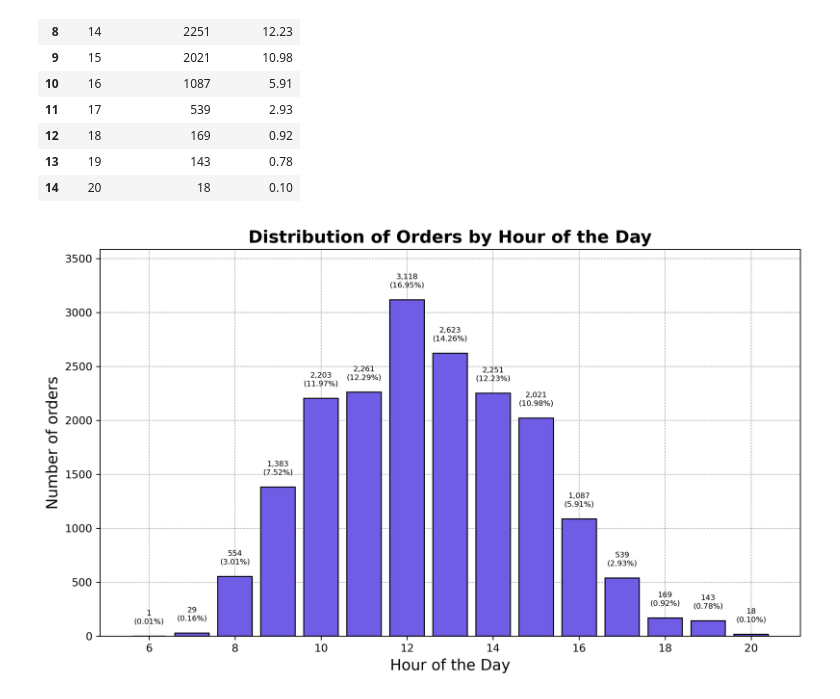
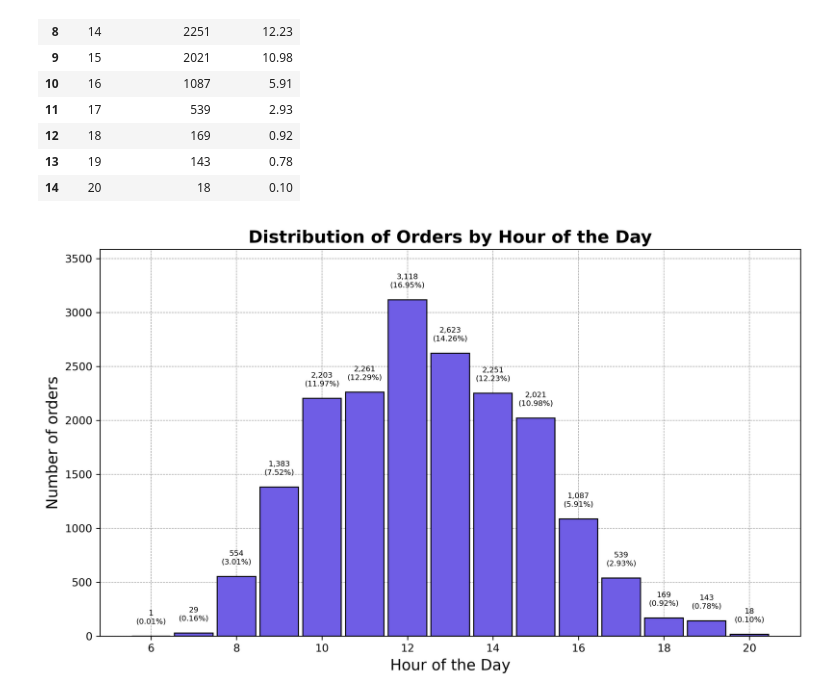
Before and after one commit to RV01011001/project_1-customer-segmentation, a Jupyter notebook: notebooks/03_exploratory_data_analysis.ipynb, the cells around one changed output. Saved outputs shown, nothing was run; the diff lists cells and outputs as text; code cells hidden in the pictures.

```diff
--- a/notebooks/03_exploratory_data_analysis.ipynb
+++ b/notebooks/03_exploratory_data_analysis.ipynb
@@ -1191,33 +1191,34 @@ fig, ax = plt.subplots(figsize = (10, 6), dpi = 300)
 
 bars = ax.bar(time_distribution_all_years['hour'],
               time_distribution_all_years['invoice_number'],
+              width = 0.9,
               color = "#6f5de5",
               edgecolor = 'black',
               zorder = 2)
 
 for bar, value, pct in zip(
     bars,
     time_distribution_all_years['invoice_number'],
     time_distribution_all_years['percentage']
 ):
     ax.text(
         bar.get_x() + bar.get_width() / 2,
         bar.get_height() + 100,
         f'{value:,}\n({pct:.2f}%)',
         ha = 'center',
         va = 'bottom',
         fontsize = 7
     )
 
 ax.set_ylim(0, time_distribution_all_years['invoice_number'].max() * 1.15)
 
 plt.title('Distribution of Orders by Hour of the Day', fontsize = 16, fontweight = 'bold')
 plt.xlabel('Hour of the Day', fontsize = 14)
 plt.ylabel('Number of orders', fontsize = 14)
 
 
 ax.grid(alpha = 0.8, color = 'gray', linestyle = '--', linewidth = 0.5)
 plt.tight_layout()
 plt.show()
 # %% [output]
-[figure, old version]
+[figure, new version]
```
Also changed, not shown: parts of 13 cells of this notebook.
